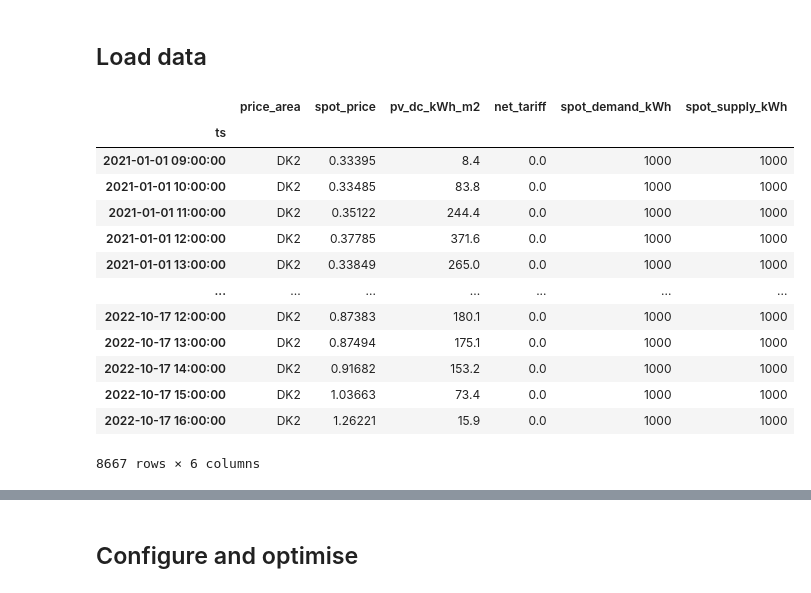
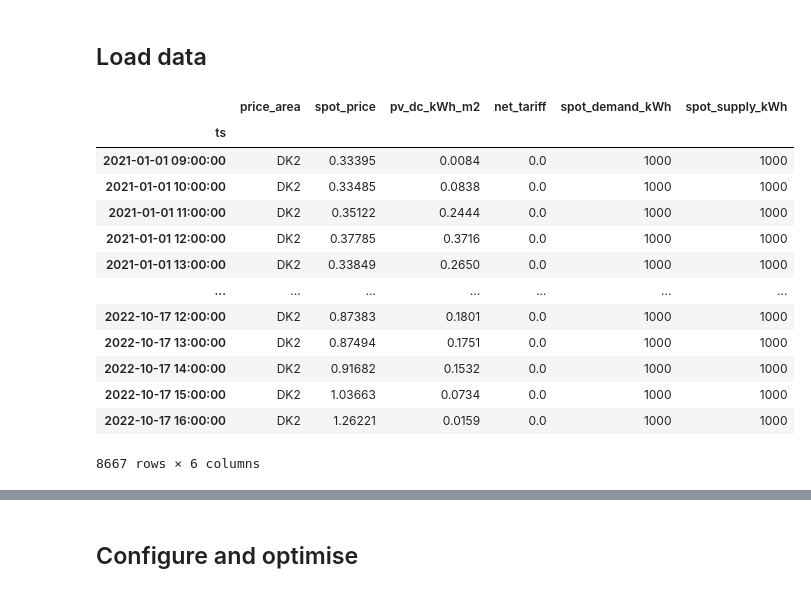
Before and after one commit to skipperkongen/elarb, a Jupyter notebook: notebooks/simulation.ipynb, the cells around one changed output, grey strips where cells are left out. Saved outputs shown, nothing was run; the diff lists cells and outputs as text; code cells hidden in the pictures.

```diff
--- a/notebooks/simulation.ipynb
+++ b/notebooks/simulation.ipynb
@@ -29,42 +29,43 @@ BIGNUM = 1000
 df_nordpool = pd.read_csv('../data/nordpool_21_22.csv', parse_dates=['HourUTC', 'HourDK', 'Date'])
 df_pv = (
     pd.read_csv('../data/pvwatts.csv')
     .loc[:, ['Month', 'Day', 'Hour', 'DC Array Output (W)']]
 )
 df = df_nordpool.copy()
 df['Month'] = df.HourDK.dt.month
 df['Day'] = df.HourDK.dt.day
 df = (
     df.merge(df_pv, on=['Month', 'Day', 'Hour'])
     .drop(columns=['HourUTC', 'SpotPriceEUR', 'Date', 'Hour', 'Month', 'Day'])
     .drop_duplicates()
     .sort_values(by='HourDK')
     .rename(columns={
         'DC Array Output (W)': 'pv_dc_kWh_m2',
         'HourDK': 'ts',
         'PriceArea': 'price_area',
         'SpotPriceDKK': 'spot_price',
     })
     .reset_index(drop=True)
     .set_index('ts')
 )
 df['net_tariff'] = 0.0
 df['spot_demand_kWh'] = BIGNUM
 df['spot_supply_kWh'] = BIGNUM
 df['spot_price'] /= 1000
+df['pv_dc_kWh_m2'] /= 1000
 df[df['pv_dc_kWh_m2']>0]
 # %% [output]
 |  | price_area | spot_price | pv_dc_kWh_m2 | net_tariff | spot_demand_kWh | spot_supply_kWh |
 | ts |  |  |  |  |  |  |
-| 2021-01-01 09:00:00 | DK2 | 0.33395 | 8.4 | 0.0 | 1000 | 1000 |
-| 2021-01-01 10:00:00 | DK2 | 0.33485 | 83.8 | 0.0 | 1000 | 1000 |
-| 2021-01-01 11:00:00 | DK2 | 0.35122 | 244.4 | 0.0 | 1000 | 1000 |
-| 2021-01-01 12:00:00 | DK2 | 0.37785 | 371.6 | 0.0 | 1000 | 1000 |
-| 2021-01-01 13:00:00 | DK2 | 0.33849 | 265.0 | 0.0 | 1000 | 1000 |
+| 2021-01-01 09:00:00 | DK2 | 0.33395 | 0.0084 | 0.0 | 1000 | 1000 |
+| 2021-01-01 10:00:00 | DK2 | 0.33485 | 0.0838 | 0.0 | 1000 | 1000 |
+| 2021-01-01 11:00:00 | DK2 | 0.35122 | 0.2444 | 0.0 | 1000 | 1000 |
+| 2021-01-01 12:00:00 | DK2 | 0.37785 | 0.3716 | 0.0 | 1000 | 1000 |
+| 2021-01-01 13:00:00 | DK2 | 0.33849 | 0.2650 | 0.0 | 1000 | 1000 |
 | ... | ... | ... | ... | ... | ... | ... |
-| 2022-10-17 12:00:00 | DK2 | 0.87383 | 180.1 | 0.0 | 1000 | 1000 |
-| 2022-10-17 13:00:00 | DK2 | 0.87494 | 175.1 | 0.0 | 1000 | 1000 |
-| 2022-10-17 14:00:00 | DK2 | 0.91682 | 153.2 | 0.0 | 1000 | 1000 |
-| 2022-10-17 15:00:00 | DK2 | 1.03663 | 73.4 | 0.0 | 1000 | 1000 |
-| 2022-10-17 16:00:00 | DK2 | 1.26221 | 15.9 | 0.0 | 1000 | 1000 |
+| 2022-10-17 12:00:00 | DK2 | 0.87383 | 0.1801 | 0.0 | 1000 | 1000 |
+| 2022-10-17 13:00:00 | DK2 | 0.87494 | 0.1751 | 0.0 | 1000 | 1000 |
+| 2022-10-17 14:00:00 | DK2 | 0.91682 | 0.1532 | 0.0 | 1000 | 1000 |
+| 2022-10-17 15:00:00 | DK2 | 1.03663 | 0.0734 | 0.0 | 1000 | 1000 |
+| 2022-10-17 16:00:00 | DK2 | 1.26221 | 0.0159 | 0.0 | 1000 | 1000 |
 8667 rows × 6 columns
```
Also changed, not shown: parts of 22 cells of this notebook, 2 other files.
